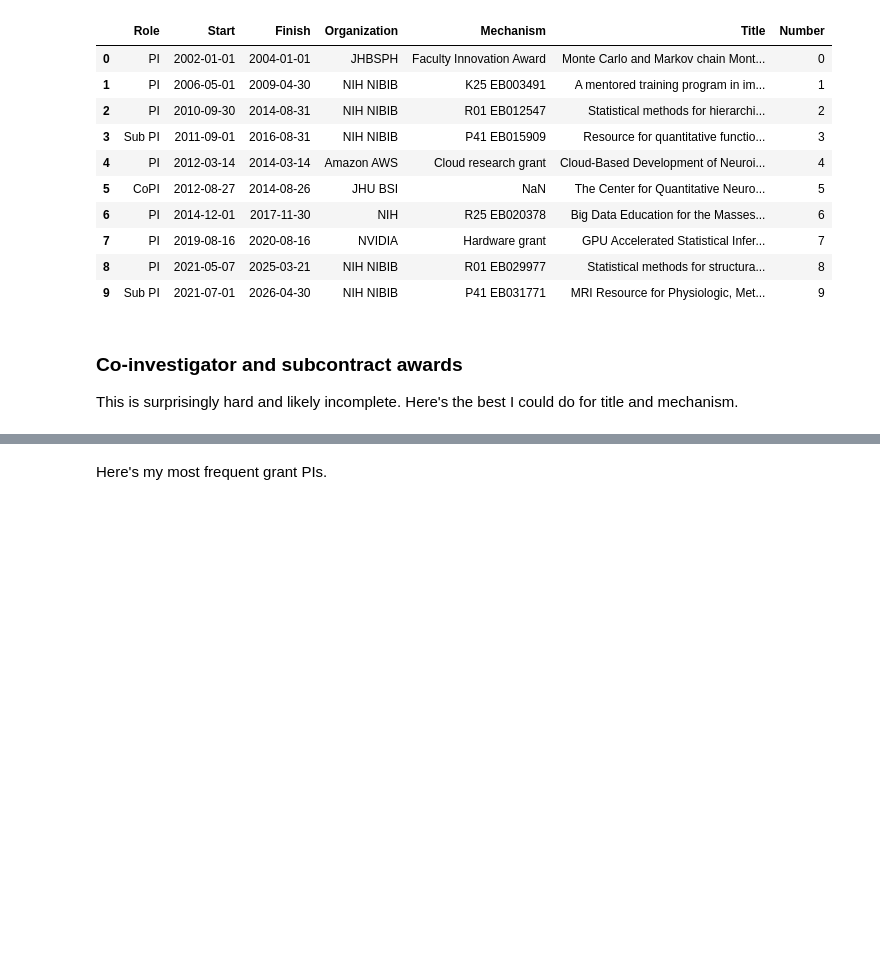
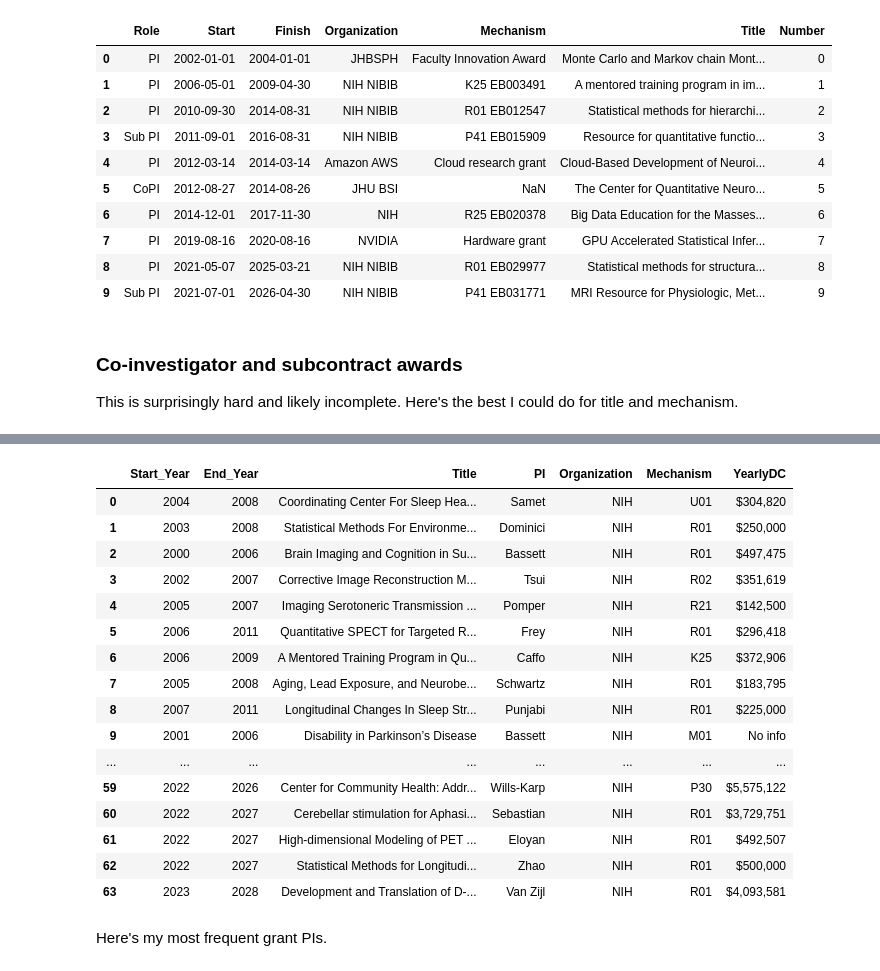
Before and after one commit to bcaffo/cv, a Jupyter notebook: cvJupyter.ipynb, the cells around one changed output, grey strips where cells are left out. Saved outputs shown, nothing was run; the diff lists cells and outputs as text; code cells hidden in the pictures; blank space fills up the shorter version.

```diff
--- a/cvJupyter.ipynb
+++ b/cvJupyter.ipynb
@@ -500,6 +635,33 @@ Could not infer format, so each element will be parsed individually, falling bac
 
 Could not infer format, so each element will be parsed individually, falling back to `dateutil`. To ensure parsing is consistent and as-expected, please specify a format.
 [interactive output not drawn]
+# %%
+# prompt: I want to print out the df grants but change the Start and End columns to be only year
+
+# Extract the year from the 'Start' and 'End' columns
+grants['Start_Year'] = grants['Start'].dt.year
+grants['End_Year'] = grants['End'].dt.year
+
+# Display the grants DataFrame with modified Start and End columns
+grants[['Start_Year', 'End_Year', 'Title', 'PI', 'Organization', 'Mechanism', 'YearlyDC']]
+# %% [output]
+|  | Start_Year | End_Year | Title | PI | Organization | Mechanism | YearlyDC |
+| 0 | 2004 | 2008 | Coordinating Center For Sleep Hea... | Samet | NIH | U01 | $304,820 |
+| 1 | 2003 | 2008 | Statistical Methods For Environme... | Dominici | NIH | R01 | $250,000 |
+| 2 | 2000 | 2006 | Brain Imaging and Cognition in Su... | Bassett | NIH | R01 | $497,475 |
+| 3 | 2002 | 2007 | Corrective Image Reconstruction M... | Tsui | NIH | R02 | $351,619 |
+| 4 | 2005 | 2007 | Imaging Serotoneric Transmission ... | Pomper | NIH | R21 | $142,500 |
+| 5 | 2006 | 2011 | Quantitative SPECT for Targeted R... | Frey | NIH | R01 | $296,418 |
+| 6 | 2006 | 2009 | A Mentored Training Program in Qu... | Caffo | NIH | K25 | $372,906 |
+| 7 | 2005 | 2008 | Aging, Lead Exposure, and Neurobe... | Schwartz | NIH | R01 | $183,795 |
+| 8 | 2007 | 2011 | Longitudinal Changes In Sleep Str... | Punjabi | NIH | R01 | $225,000 |
+| 9 | 2001 | 2006 | Disability in Parkinson’s Disease | Bassett | NIH | M01 | No info |
+| ... | ... | ... | ... | ... | ... | ... | ... |
+| 59 | 2022 | 2026 | Center for Community Health: Addr... | Wills-Karp | NIH | P30 | $5,575,122 |
+| 60 | 2022 | 2027 | Cerebellar stimulation for Aphasi... | Sebastian | NIH | R01 | $3,729,751 |
+| 61 | 2022 | 2027 | High-dimensional Modeling of PET ... | Eloyan | NIH | R01 | $492,507 |
+| 62 | 2022 | 2027 | Statistical Methods for Longitudi... | Zhao | NIH | R01 | $500,000 |
+| 63 | 2023 | 2028 | Development and Translation of D-... | Van Zijl | NIH | R01 | $4,093,581 |
 # %% [markdown]
 Here's my most frequent grant PIs.
 # %%
```
Also changed, not shown: parts of 15 cells of this notebook, 3 other files.
